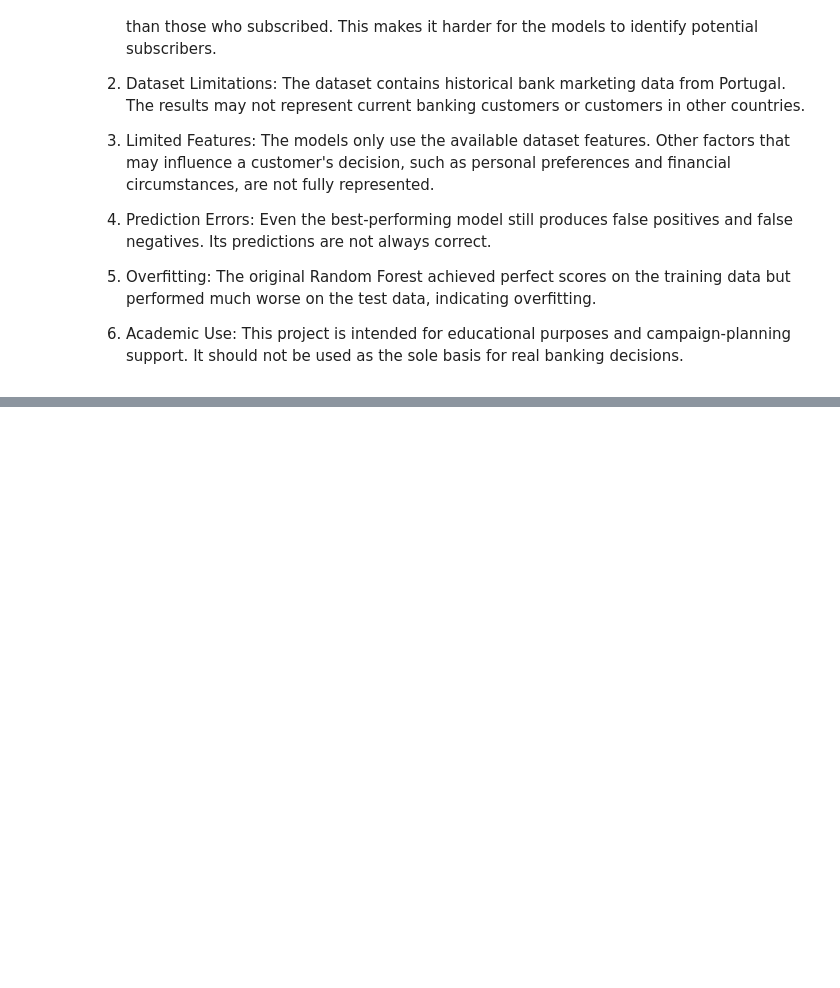
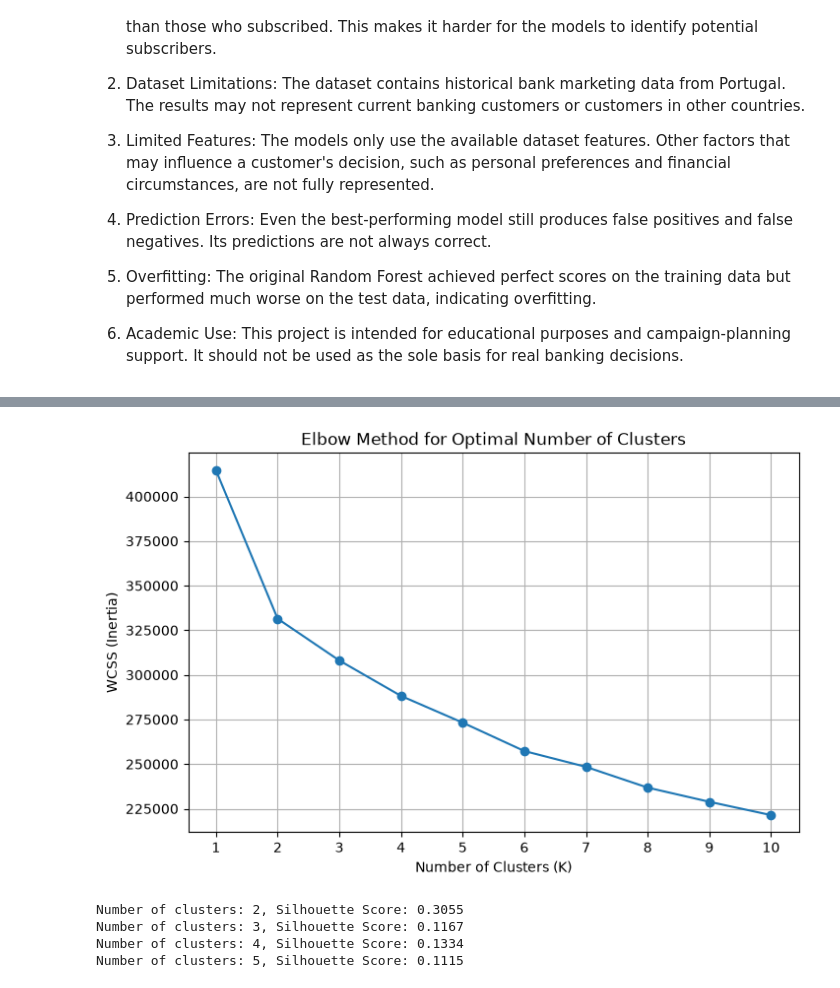
Before and after one commit to jw-mc/mac-1-finals, a Jupyter notebook: BankReach_Project.ipynb, the cells around one changed output, grey strips where cells are left out. Cells and saved outputs as stored; diff of their text form; code cells hidden in the pictures; blank space fills up the shorter version.

```diff
--- a/BankReach_Project.ipynb
+++ b/BankReach_Project.ipynb
@@ -1331,0 +1345,6 @@ Despite the results, the BankReach models have several limitations:
+# %%
+# Use the preprocessor already fitted on the training data
+X_train_cluster = logistic_model.named_steps["preprocessor"].transform(X_train)
+
+# Display the transformed data shape
+print("Clustering data shape:", X_train_cluster.shape)
@@ -1331,0 +1353,18 @@ Despite the results, the BankReach models have several limitations:
+# %%
+# Store the Within-Cluster Sum of Squares (WCSS)
+wcss = []
+
+# Test different numbers of clusters
+for k in range(1, 11):
+    kmeans = KMeans(
+        n_clusters=k,
+        random_state=42,
+        n_init=10
+    )
+
+    kmeans.fit(X_train_cluster)
+    wcss.append(kmeans.inertia_)
+
+# Display the WCSS values
+for k, value in enumerate(wcss, start=1):
+    print(f"Number of clusters: {k}, WCSS: {value:.2f}")
@@ -1331,0 +1382,42 @@ Despite the results, the BankReach models have several limitations:
+# %%
+# Plot the Elbow Method graph
+plt.figure(figsize=(8, 5))
+plt.plot(range(1, 11), wcss, marker='o')
+
+plt.title("Elbow Method for Optimal Number of Clusters")
+plt.xlabel("Number of Clusters (K)")
+plt.ylabel("WCSS (Inertia)")
+plt.xticks(range(1, 11))
+plt.grid(True)
+
+plt.show()
+# %% [output]
+[figure, added]
+# %%
+# Test different numbers of clusters using Silhouette Score
+silhouette_scores = []
+
+for k in range(2, 6):
+    kmeans = KMeans(
+        n_clusters=k,
+        random_state=42,
+        n_init=10
+    )
+
+    cluster_labels = kmeans.fit_predict(X_train_cluster)
+
+    score = silhouette_score(
+        X_train_cluster,
+        cluster_labels,
+        sample_size=5000,
+        random_state=42
+    )
+
+    silhouette_scores.append(score)
+
+    print(f"Number of clusters: {k}, Silhouette Score: {score:.4f}")
+# %% [output]
+Number of clusters: 2, Silhouette Score: 0.3055
+Number of clusters: 3, Silhouette Score: 0.1167
+Number of clusters: 4, Silhouette Score: 0.1334
+Number of clusters: 5, Silhouette Score: 0.1115
```
Also changed, not shown: parts of 10 cells of this notebook.
